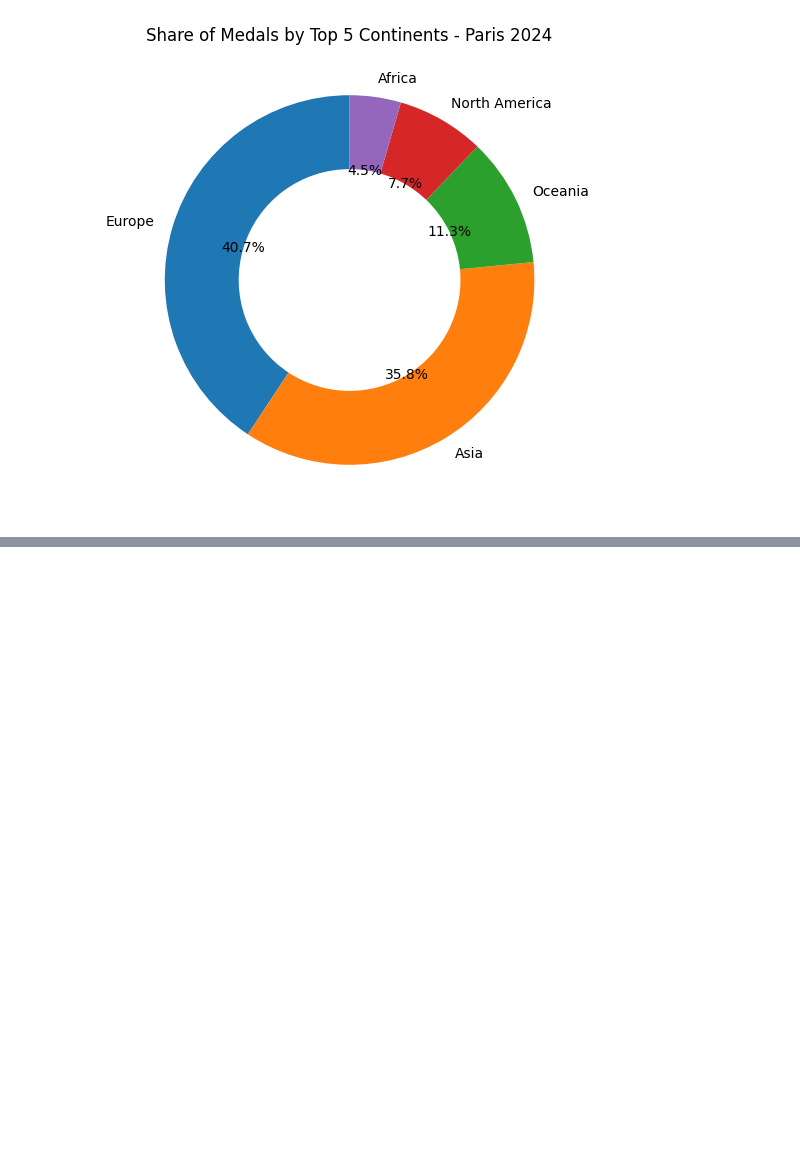
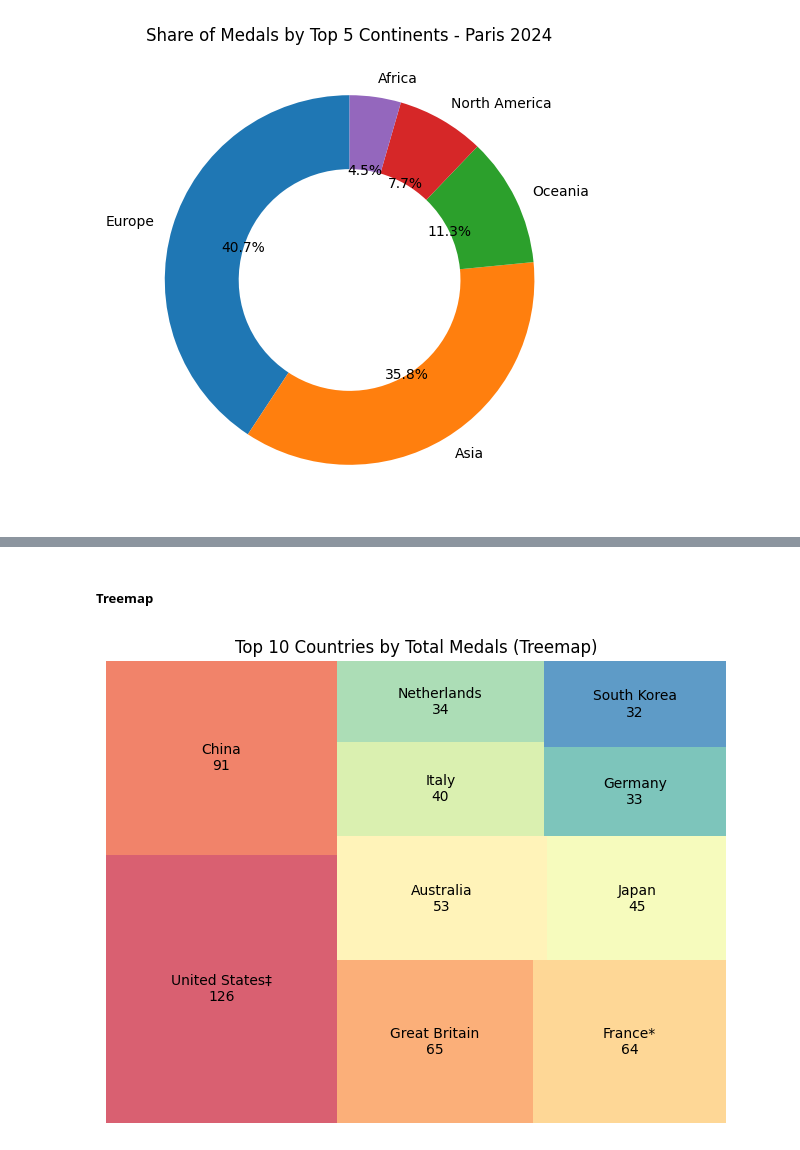
Before and after one commit to thugge254/From-Wikipedia-to-Insights-2024-Olympics-Medal-Data, a Jupyter notebook: web_scraping.ipynb, the cells around one changed output, grey strips where cells are left out. Cells and saved outputs as stored; diff of their text form; code cells hidden in the pictures; blank space fills up the shorter version.

```diff
--- a/web_scraping.ipynb
+++ b/web_scraping.ipynb
@@ -174,0 +213,16 @@ plt.show()
+# %% [markdown]
+
+##### Treemap
+# %%
+plt.figure(figsize=(8,6))
+squarify.plot(
+    sizes=top10_total["Total"],
+    label=[f"{c}\n{t}" for c, t in zip(top10_total["NOC"], top10_total["Total"])],
+    color=sns.color_palette("Spectral", 10),
+    alpha=0.8
+)
+plt.title("Top 10 Countries by Total Medals (Treemap)")
+plt.axis("off")
+plt.show()
+# %% [output]
+[figure, added]
```
Also changed, not shown: parts of 7 cells of this notebook.
